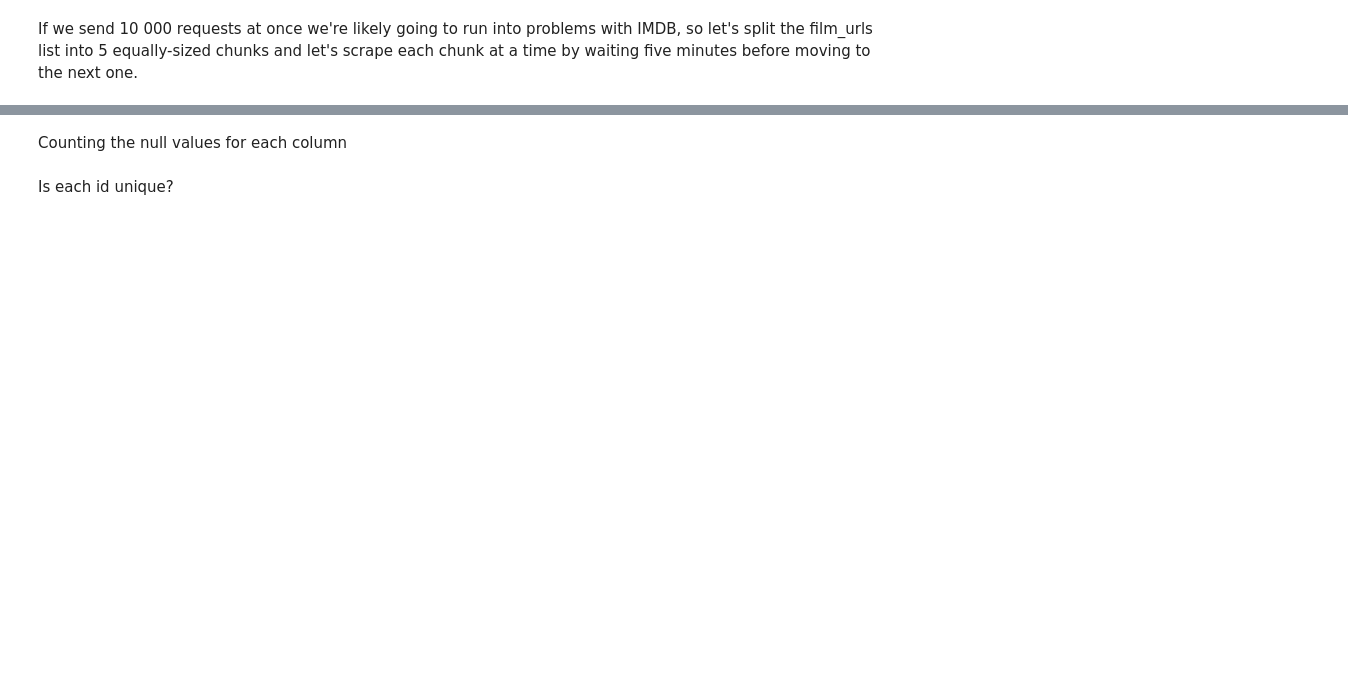
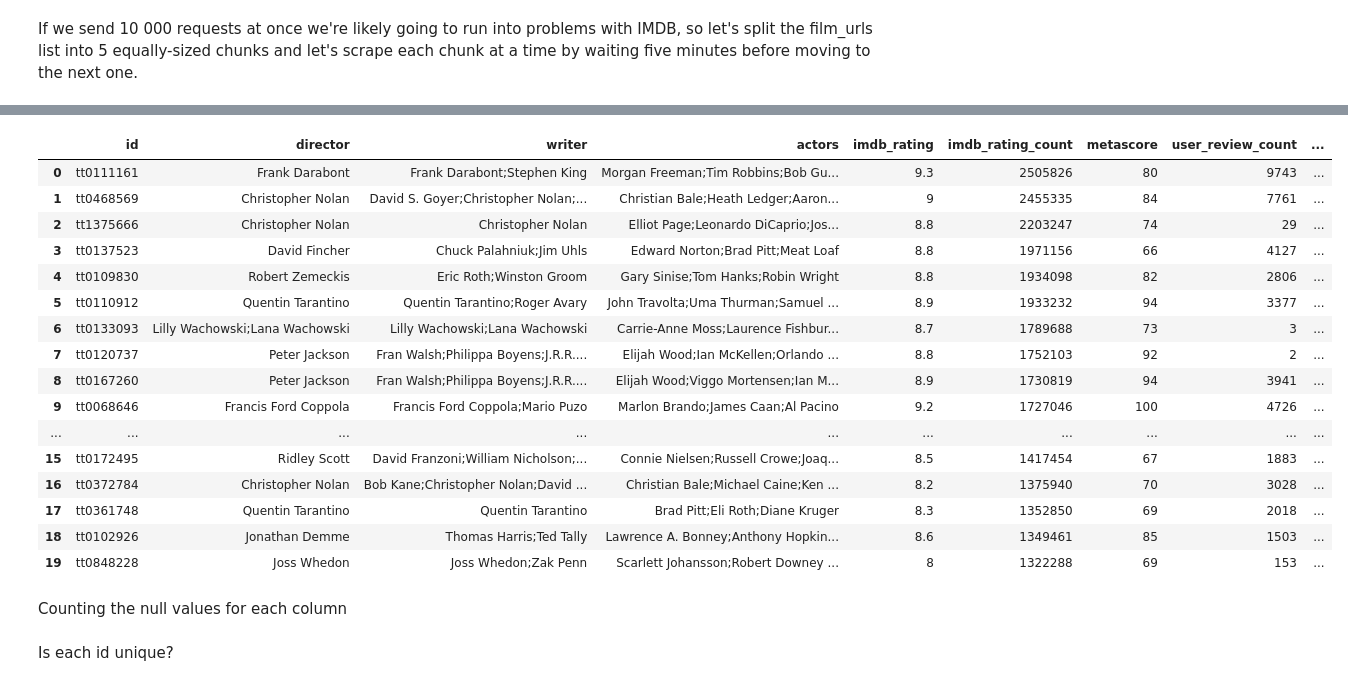
Before and after one commit to JacopoMalatesta/imdb_most_popular_films, a Jupyter notebook: Building_a_database_of_IMDB_10,000_most_popular_feature_films.ipynb, the cells around one changed output, grey strips where cells are left out. Cells and saved outputs as stored; diff of their text form; code cells hidden in the pictures; blank space fills up the shorter version.

Commit message:
Updated script: Friday night

```diff
--- a/Building_a_database_of_IMDB_10,000_most_popular_feature_films.ipynb
+++ b/Building_a_database_of_IMDB_10,000_most_popular_feature_films.ipynb
@@ -194,26 +222,48 @@ def scrape_user_review_count(soup):
 # %%
 def scrape_critic_review_count(soup):
 
-    string = list(filter(lambda x: 'Critic' in str(x), soup.find_all("span", class_="three-Elements")))[0].text
+    try:
+        spans = soup.find_all("span", class_="three-Elements")
 
-    return re.findall(r'\d+', string)[0]
+        string = list(filter(lambda x: 'Critic' in str(x), spans))[0].text
+
+        critic_review_count = re.findall(r'\d+', string)[0]
+
+    except:
+        return np.nan
+
+    else:
+        return critic_review_count
 # %% [markdown]
 #### Color
 # %%
 def scrape_color(soup):
 
-    pattern = r'(?<="text":")\w+(?=","attributes":\[\],"__typename":"Coloration"})'
+    try:
+        pattern = r'(?<="text":")\w+(?=","attributes":\[\],"__typename":"Coloration"})'
 
-    string = str(soup.find("script", {"type": "application/json"}))
+        string = str(soup.find("script", {"type": "application/json"}))
 
-    return re.findall(pattern = pattern, string = string)[0] if re.findall(pattern = pattern, string = string) else np.nan
+        color = re.findall(pattern = pattern, string = string)[0]
+
+    except:
+        return np.nan
+
+    else:
+        return color
 # %% [markdown]
 #### Aspect ratio
 # %%
 def scrape_aspect_ratio(soup):
+    try:
+        pattern = r'(?<="aspectRatio":")[\d.\s:]+'
 
-    pattern = r'(?<="aspectRatio":")[\d.\s:]+'
+        string = str(soup.find("script", {"type": "application/json"}))
 
-    string = str(soup.find("script", {"type": "application/json"}))
+        aspect_ratio = re.findall(pattern = pattern, string = string)[0]
 
-    return re.findall(pattern = pattern, string = string)[0] if re.findall(pattern = pattern, string = string) else np.nan
+    except:
+        return np.nan
+
+    else:
+        return aspect_ratio
@@ -224,7 +274,7 @@ If we send 10 000 requests at once we're likely going to run into problems with
 # %%
 def build_scraped_df(urls):
 
-  df = pd.DataFrame(columns = ["id", "director", "imdb_rating", "imdb_rating_count", "metascore",
+  df = pd.DataFrame(columns = ["id", "director", "writer", "imdb_rating", "imdb_rating_count", "metascore",
                                "user_review_count", "critic_review_count", "color", "aspect_ratio"])
 
   chunks = np.array_split(urls, 5)
@@ -236,6 +286,7 @@ def build_scraped_df(urls):
 
       df = df.append({"id": scrape_film_id(soup),
                       "director": scrape_director(soup),
+                      "writer": scrape_writer(soup),
                       "imdb_rating": scrape_imdb_rating(soup),
                       "imdb_rating_count": scrape_rating_count(soup),
                       "metascore": scrape_metascore(soup),
@@ -255,5 +304,23 @@ AttributeError: 'NoneType' object has no attribute 'text'
 # %%
-df2.head()
+df2.head(20)
+# %% [output]
+|  | id | director | writer | actors | imdb_rating | imdb_rating_count | metascore | user_review_count | ... |
+| 0 | tt0111161 | Frank Darabont | Frank Darabont;Stephen King | Morgan Freeman;Tim Robbins;Bob Gu... | 9.3 | 2505826 | 80 | 9743 | ... |
+| 1 | tt0468569 | Christopher Nolan | David S. Goyer;Christopher Nolan;... | Christian Bale;Heath Ledger;Aaron... | 9 | 2455335 | 84 | 7761 | ... |
+| 2 | tt1375666 | Christopher Nolan | Christopher Nolan | Elliot Page;Leonardo DiCaprio;Jos... | 8.8 | 2203247 | 74 | 29 | ... |
+| 3 | tt0137523 | David Fincher | Chuck Palahniuk;Jim Uhls | Edward Norton;Brad Pitt;Meat Loaf | 8.8 | 1971156 | 66 | 4127 | ... |
+| 4 | tt0109830 | Robert Zemeckis | Eric Roth;Winston Groom | Gary Sinise;Tom Hanks;Robin Wright | 8.8 | 1934098 | 82 | 2806 | ... |
+| 5 | tt0110912 | Quentin Tarantino | Quentin Tarantino;Roger Avary | John Travolta;Uma Thurman;Samuel ... | 8.9 | 1933232 | 94 | 3377 | ... |
+| 6 | tt0133093 | Lilly Wachowski;Lana Wachowski | Lilly Wachowski;Lana Wachowski | Carrie-Anne Moss;Laurence Fishbur... | 8.7 | 1789688 | 73 | 3 | ... |
+| 7 | tt0120737 | Peter Jackson | Fran Walsh;Philippa Boyens;J.R.R.... | Elijah Wood;Ian McKellen;Orlando ... | 8.8 | 1752103 | 92 | 2 | ... |
+| 8 | tt0167260 | Peter Jackson | Fran Walsh;Philippa Boyens;J.R.R.... | Elijah Wood;Viggo Mortensen;Ian M... | 8.9 | 1730819 | 94 | 3941 | ... |
+| 9 | tt0068646 | Francis Ford Coppola | Francis Ford Coppola;Mario Puzo | Marlon Brando;James Caan;Al Pacino | 9.2 | 1727046 | 100 | 4726 | ... |
+| ... | ... | ... | ... | ... | ... | ... | ... | ... | ... |
+| 15 | tt0172495 | Ridley Scott | David Franzoni;William Nicholson;... | Connie Nielsen;Russell Crowe;Joaq... | 8.5 | 1417454 | 67 | 1883 | ... |
+| 16 | tt0372784 | Christopher Nolan | Bob Kane;Christopher Nolan;David ... | Christian Bale;Michael Caine;Ken ... | 8.2 | 1375940 | 70 | 3028 | ... |
+| 17 | tt0361748 | Quentin Tarantino | Quentin Tarantino | Brad Pitt;Eli Roth;Diane Kruger | 8.3 | 1352850 | 69 | 2018 | ... |
+| 18 | tt0102926 | Jonathan Demme | Thomas Harris;Ted Tally | Lawrence A. Bonney;Anthony Hopkin... | 8.6 | 1349461 | 85 | 1503 | ... |
+| 19 | tt0848228 | Joss Whedon | Joss Whedon;Zak Penn | Scarlett Johansson;Robert Downey ... | 8 | 1322288 | 69 | 153 | ... |
 # %% [markdown]
 Counting the null values for each column
 # %%
```
Also changed, not shown: parts of 43 cells of this notebook.
